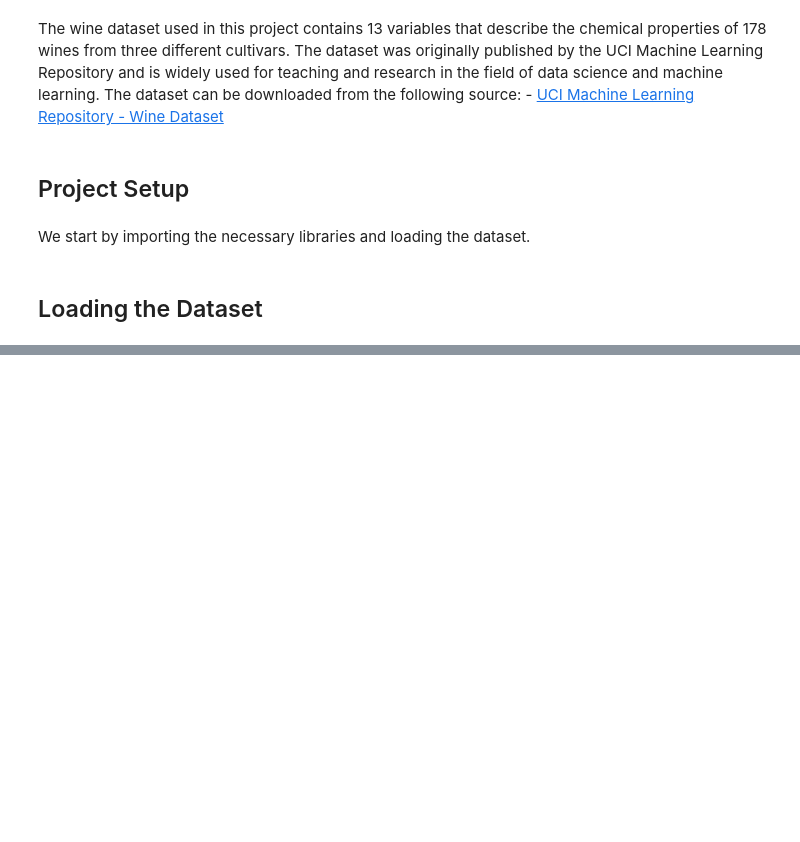
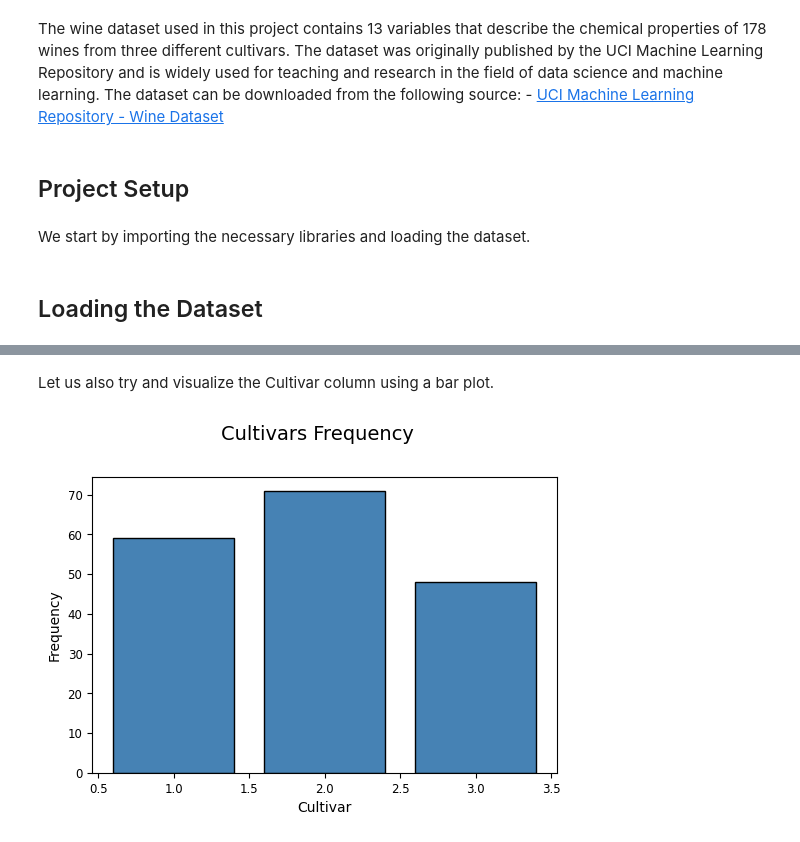
Before and after one commit to BlvckSanek/experiment, a Jupyter notebook: notebooks/01-notebook.ipynb, the cells around one changed output, grey strips where cells are left out. Saved outputs shown, nothing was run; the diff lists cells and outputs as text; code cells hidden in the pictures; blank space fills up the shorter version.

```diff
--- a/notebooks/01-notebook.ipynb
+++ b/notebooks/01-notebook.ipynb
@@ -45,0 +243,18 @@ df = pd.read_csv(url, header=None, names=["Cultivar"] + columns)
+# %% [markdown]
+Let us also try and visualize the Cultivar column using a bar plot.
+# %%
+# Bar Plot
+fig = plt.figure(figsize=(6, 4))
+title = fig.suptitle("Cultivars Frequency", fontsize=14)
+fig.subplots_adjust(top=0.85, wspace=0.3)
+
+ax = fig.add_subplot(1,1, 1)
+ax.set_xlabel("Cultivar")
+ax.set_ylabel("Frequency")
+wc = df["Cultivar"].value_counts()
+wc = (list(wc.index), list(wc.values))
+ax.tick_params(axis="both", which="major", labelsize=8.5)
+bar = ax.bar(wc[0], wc[1], color="steelblue",
+             edgecolor="black", linewidth=1)
+# %% [output]
+[figure, added]
```
Also changed, not shown: parts of 35 cells of this notebook.
